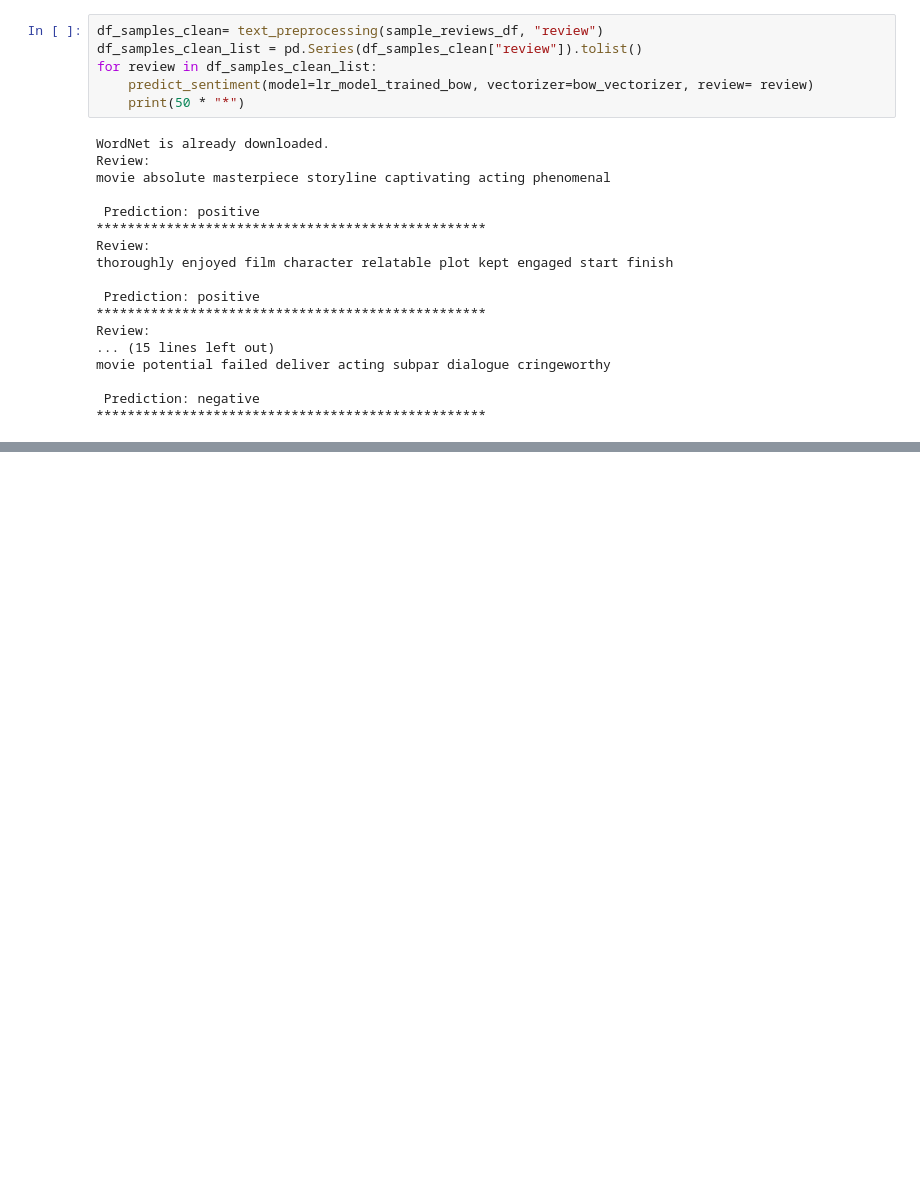
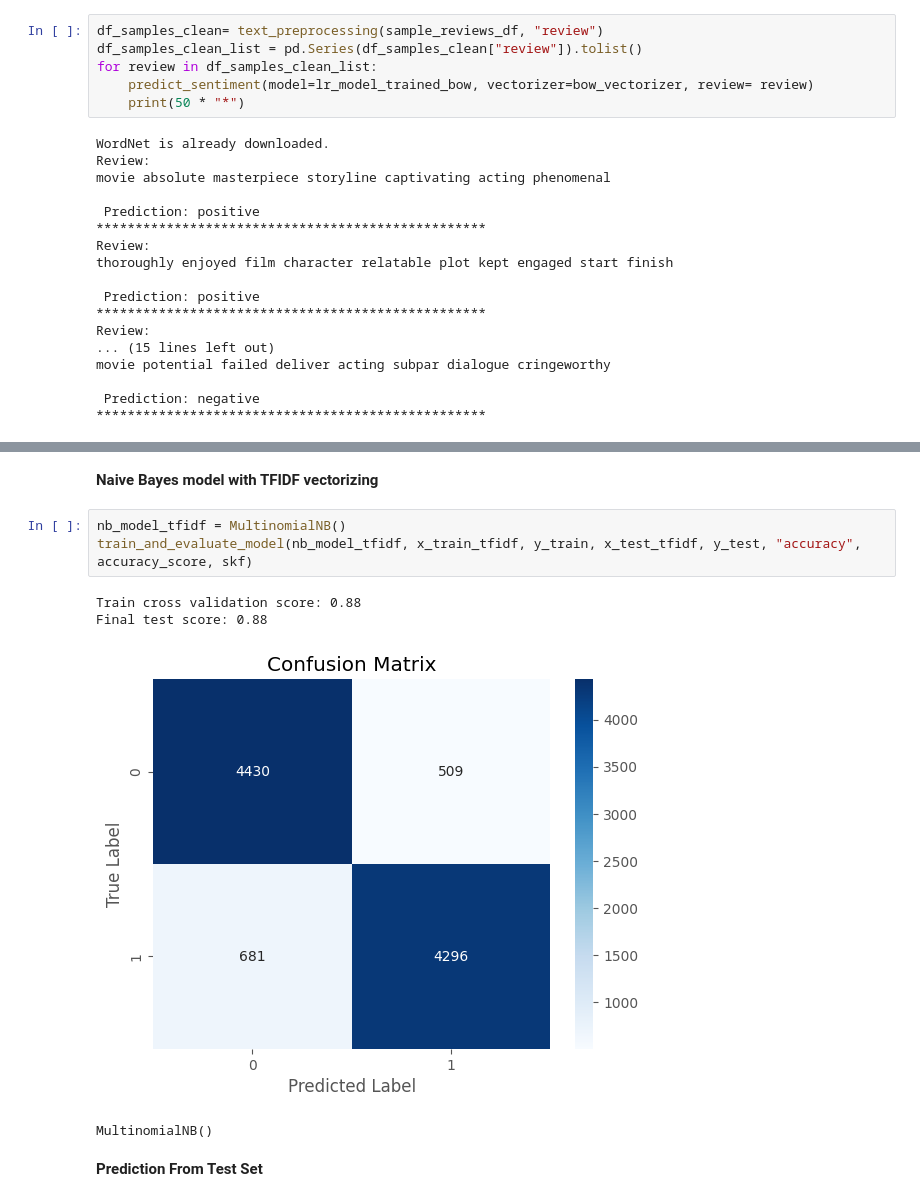
Before and after one commit to kanitvural/evolution_of_sentiment_analysis_using_imdb_dataset, a Jupyter notebook: imdb_sentiment_analysis.ipynb, the cells around one changed output, grey strips where cells are left out. Saved outputs shown, nothing was run; the diff lists cells and outputs as text; blank space fills up the shorter version.

```diff
--- a/imdb_sentiment_analysis.ipynb
+++ b/imdb_sentiment_analysis.ipynb
@@ -399,0 +472,12 @@ Final test score: 0.87
+# %% [markdown]
+**Naive Bayes model with TFIDF vectorizing**
+# %%
+nb_model_tfidf = MultinomialNB()
+train_and_evaluate_model(nb_model_tfidf, x_train_tfidf, y_train, x_test_tfidf, y_test, "accuracy", accuracy_score, skf)
+# %% [output]
+Train cross validation score: 0.88
+Final test score: 0.88
+[figure, added]
+MultinomialNB()
+# %% [markdown]
+**Prediction From Test Set**
```
Also changed, not shown: parts of 36 cells of this notebook, 1 other file.
